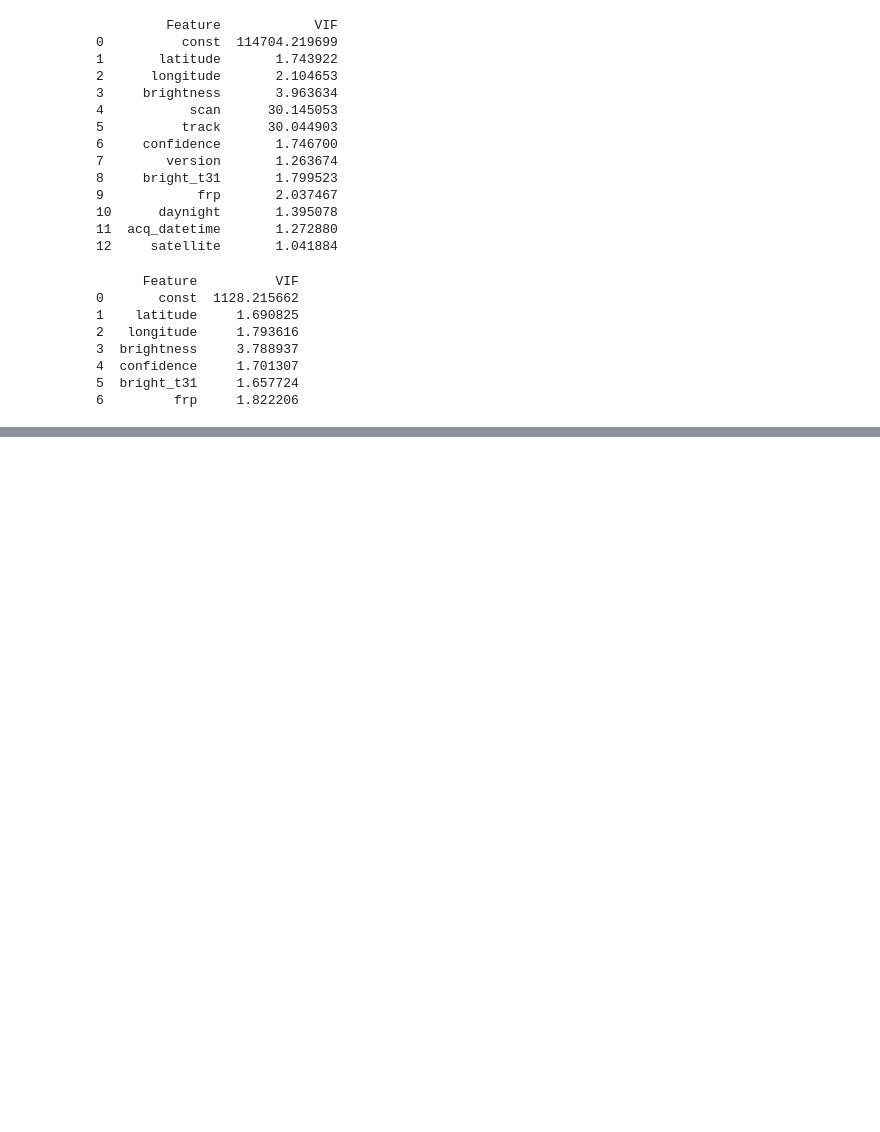
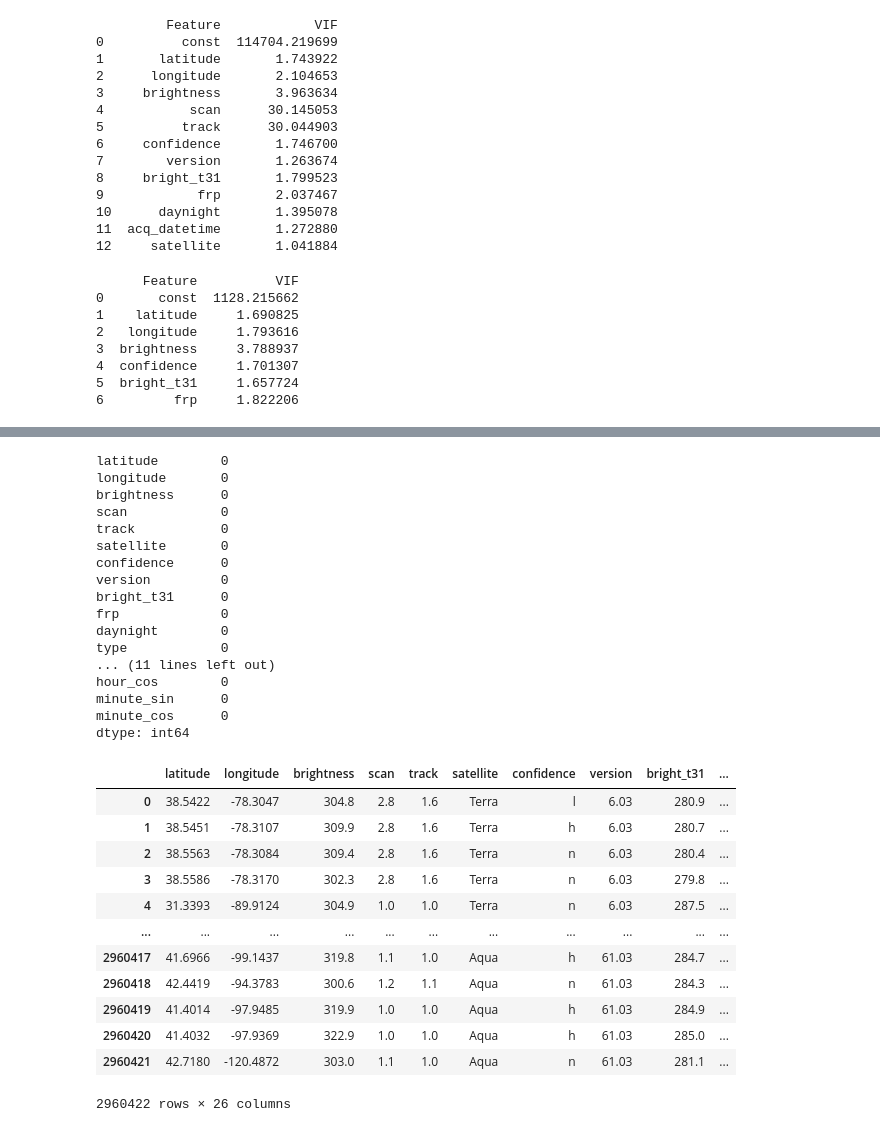
Before and after one commit to Friendly-Aid/FIRMS-data-analysis, a Jupyter notebook: test.ipynb, the cells around one changed output, grey strips where cells are left out. Drawn from its saved outputs; the diff is of its cells as text; code cells hidden in the pictures; blank space fills up the shorter version.

```diff
--- a/test.ipynb
+++ b/test.ipynb
@@ -381,2 +393,18 @@ RMSE: 0.13115132078422376
 # %%
 {c:f for c,f in zip(X.columns,rf.feature_importances_)}
+# %%
+import pandas as pd
+import os
+import plotly.graph_objects as go
+import numpy as np
+
+path=os.getcwd()+"\\data\\fire_archive_M-C61_626683.csv.xz"
+data=pd.read_csv(path)
+# %%
+from datetime import timedelta
+data['acq_date']=pd.to_datetime(data['acq_date'])
+data['acq_datetime'] = data['acq_date'] + pd.Series([timedelta(minutes=i%100,hours=i//100) for i in data['acq_time']])
+data.drop('acq_time',axis=1,inplace=True)
+data.drop('acq_date',axis=1,inplace=True)
+data.drop('instrument',axis=1,inplace=True)
+data
@@ -382,0 +425,51 @@ RMSE: 0.13115132078422376
+# %%
+data['year'] = data['acq_datetime'].dt.year
+data['month'] = data['acq_datetime'].dt.month
+data['day'] = data['acq_datetime'].dt.day
+data['hour'] = data['acq_datetime'].dt.hour
+data['minute'] = data['acq_datetime'].dt.minute
+
+data['month_sin'] = np.sin(2 * np.pi * data['month'] / 12)
+data['month_cos'] = np.cos(2 * np.pi * data['month'] / 12)
+data['day_sin'] = np.sin(2 * np.pi * data['day'] / 31)
+data['day_cos'] = np.cos(2 * np.pi * data['day'] / 31)
+data['hour_sin'] = np.sin(2 * np.pi * data['hour'] / 24)
+data['hour_cos'] = np.cos(2 * np.pi * data['hour'] / 24)
+data['minute_sin'] = np.sin(2 * np.pi * data['minute'] / 60)
+data['minute_cos'] = np.cos(2 * np.pi * data['minute'] / 60)
+# %%
+data['confidence']=pd.cut(data['confidence'],bins=[-1,30,70,101],labels=['l','n','h'])
+# %%
+print(data.isna().sum())
+data
+# %% [output]
+latitude        0
+longitude       0
+brightness      0
+scan            0
+track           0
+satellite       0
+confidence      0
+version         0
+bright_t31      0
+frp             0
+daynight        0
+type            0
+... (11 lines left out)
+hour_cos        0
+minute_sin      0
+minute_cos      0
+dtype: int64
+|  | latitude | longitude | brightness | scan | track | satellite | confidence | version | bright_t31 | ... |
+| 0 | 38.5422 | -78.3047 | 304.8 | 2.8 | 1.6 | Terra | l | 6.03 | 280.9 | ... |
+| 1 | 38.5451 | -78.3107 | 309.9 | 2.8 | 1.6 | Terra | h | 6.03 | 280.7 | ... |
+| 2 | 38.5563 | -78.3084 | 309.4 | 2.8 | 1.6 | Terra | n | 6.03 | 280.4 | ... |
+| 3 | 38.5586 | -78.3170 | 302.3 | 2.8 | 1.6 | Terra | n | 6.03 | 279.8 | ... |
+| 4 | 31.3393 | -89.9124 | 304.9 | 1.0 | 1.0 | Terra | n | 6.03 | 287.5 | ... |
+| ... | ... | ... | ... | ... | ... | ... | ... | ... | ... | ... |
+| 2960417 | 41.6966 | -99.1437 | 319.8 | 1.1 | 1.0 | Aqua | h | 61.03 | 284.7 | ... |
+| 2960418 | 42.4419 | -94.3783 | 300.6 | 1.2 | 1.1 | Aqua | n | 61.03 | 284.3 | ... |
+| 2960419 | 41.4014 | -97.9485 | 319.9 | 1.0 | 1.0 | Aqua | h | 61.03 | 284.9 | ... |
+| 2960420 | 41.4032 | -97.9369 | 322.9 | 1.0 | 1.0 | Aqua | h | 61.03 | 285.0 | ... |
+| 2960421 | 42.7180 | -120.4872 | 303.0 | 1.1 | 1.0 | Aqua | n | 61.03 | 281.1 | ... |
+2960422 rows × 26 columns
```
Also changed, not shown: parts of 20 cells of this notebook, 5 other files.
